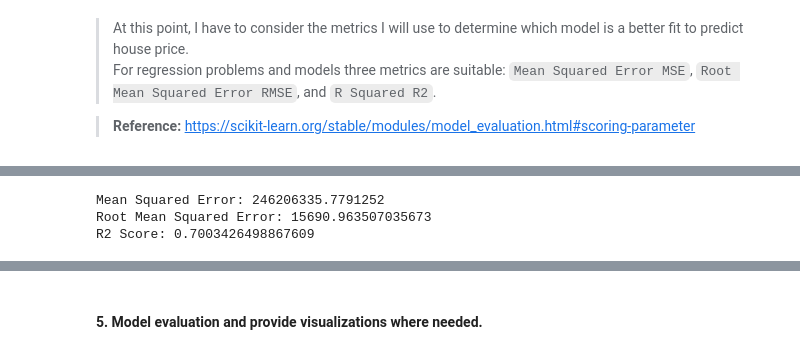
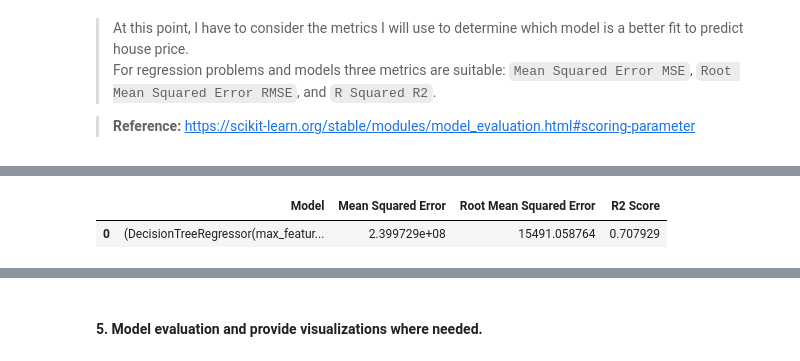
Before and after one commit to CarlosMEbratt/House-price-prediction-using-machine-learning, a Jupyter notebook: main.ipynb, the cells around one changed output, grey strips where cells are left out. Cells and saved outputs as stored; diff of their text form; code cells hidden in the pictures.

```diff
--- a/main.ipynb
+++ b/main.ipynb
@@ -328,25 +320,12 @@ R2 Score: 0.5026365090231595
 # %%
 # implementing a random forest model
 from sklearn.ensemble import RandomForestRegressor
 
 # Creating an instance of the model
-model = RandomForestRegressor()
+model3 = RandomForestRegressor()
 
 # Fitting the model
-model.fit(X_train, y_train)
-
-# Making predictions
-y_pred = model.predict(X_test)
-
-# Evaluating the model with the MSE, RMSE and R2 score
-mse = mean_squared_error(y_test, y_pred)
-rmse = np.sqrt(mse)
-r2 = r2_score(y_test, y_pred)
-
-print('Mean Squared Error:', mse)
-print('Root Mean Squared Error:', rmse)
-print('R2 Score:', r2)
+fit_model(model3)
 # %% [output]
-Mean Squared Error: 246206335.7791252
-Root Mean Squared Error: 15690.963507035673
-R2 Score: 0.7003426498867609
+|  | Model | Mean Squared Error | Root Mean Squared Error | R2 Score |
+| 0 | (DecisionTreeRegressor(max_featur... | 2.399729e+08 | 15491.058764 | 0.707929 |
```
Also changed, not shown: parts of 9 cells of this notebook.
